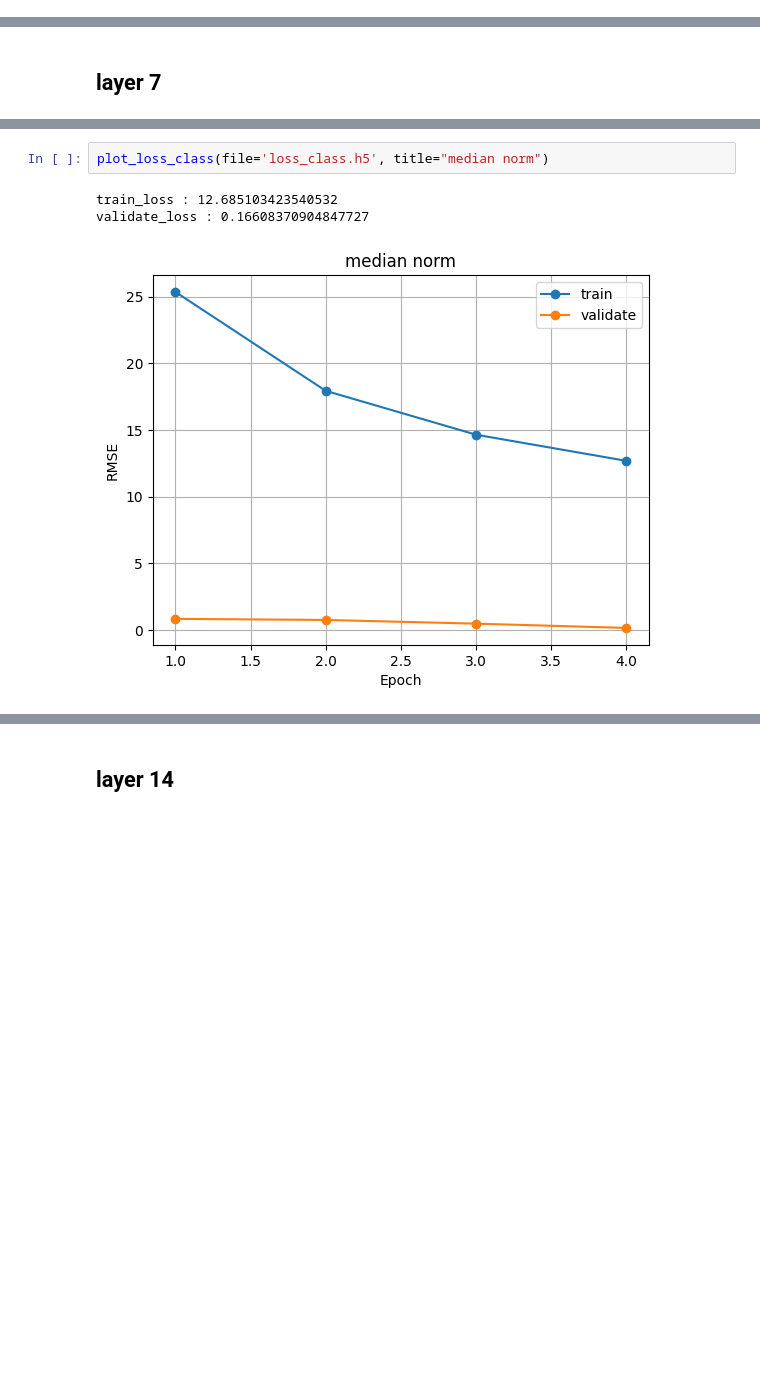
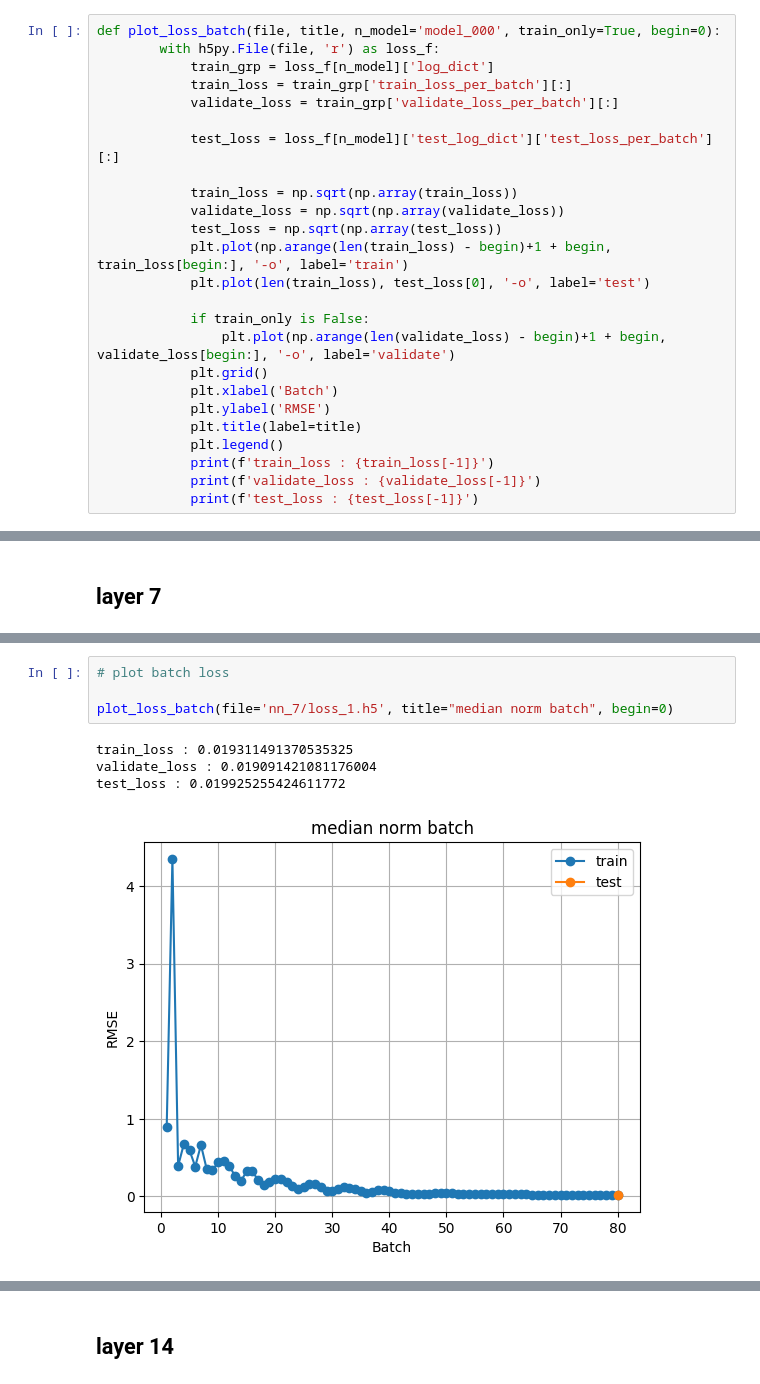
Before and after one commit to Tinrry/anderson, a Jupyter notebook: model_test.ipynb, the cells around one changed output, grey strips where cells are left out. Saved outputs shown, nothing was run; the diff lists cells and outputs as text; blank space fills up the shorter version.

```diff
--- a/model_test.ipynb
+++ b/model_test.ipynb
@@ -64,0 +71,25 @@ def plot_loss_class(file, title, n_model='model_000', train_only=False, begin=0)
+# %%
+def plot_loss_batch(file, title, n_model='model_000', train_only=True, begin=0):
+        with h5py.File(file, 'r') as loss_f:
+            train_grp = loss_f[n_model]['log_dict']
+            train_loss = train_grp['train_loss_per_batch'][:]
+            validate_loss = train_grp['validate_loss_per_batch'][:]
+
+            test_loss = loss_f[n_model]['test_log_dict']['test_loss_per_batch'][:]
+
+            train_loss = np.sqrt(np.array(train_loss))
+            validate_loss = np.sqrt(np.array(validate_loss))
+            test_loss = np.sqrt(np.array(test_loss))
+            plt.plot(np.arange(len(train_loss) - begin)+1 + begin, train_loss[begin:], '-o', label='train')
+            plt.plot(len(train_loss), test_loss[0], '-o', label='test')
+
+            if train_only is False:
+                plt.plot(np.arange(len(validate_loss) - begin)+1 + begin, validate_loss[begin:], '-o', label='validate')
+            plt.grid()
+            plt.xlabel('Batch')
+            plt.ylabel('RMSE')
+            plt.title(label=title)
+            plt.legend()
+            print(f'train_loss : {train_loss[-1]}')
+            print(f'validate_loss : {validate_loss[-1]}')
+            print(f'test_loss : {test_loss[-1]}')
@@ -67,6 +166,9 @@ def plot_loss_class(file, title, n_model='model_000', train_only=False, begin=0)
 # %%
-plot_loss_class(file='loss_class.h5', title="median norm")
+# plot batch loss
+
+plot_loss_batch(file='nn_7/loss_1.h5', title="median norm batch", begin=0)
 # %% [output]
-train_loss : 12.685103423540532
-validate_loss : 0.16608370904847727
+train_loss : 0.019311491370535325
+validate_loss : 0.019091421081176004
+test_loss : 0.019925255424611772
-[figure, old version]
+[figure, new version]
```
Also changed, not shown: parts of 16 cells of this notebook, 4 other files.
